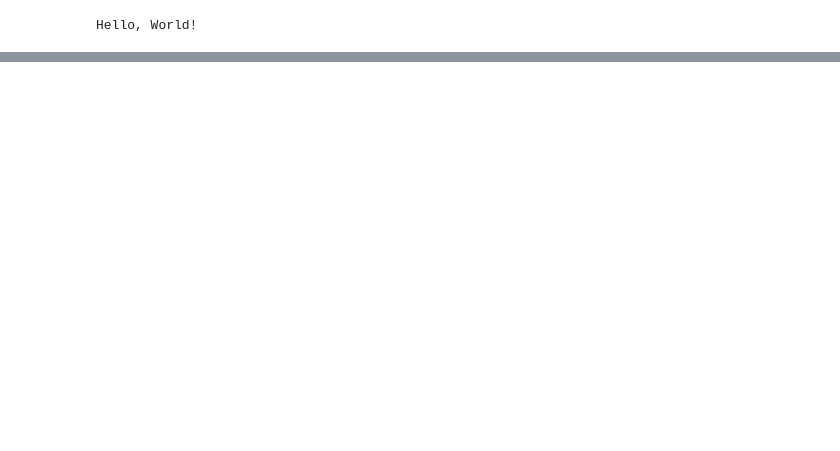
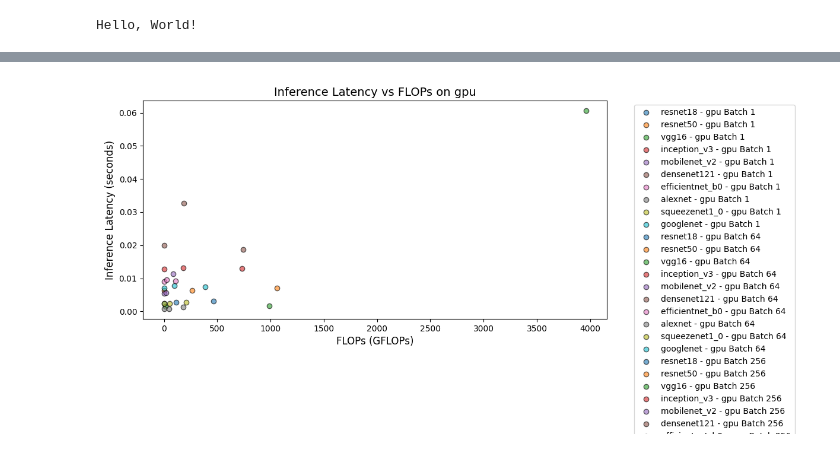
Before and after one commit to sebastianrjay/A-BTestExample, a Jupyter notebook: notebook.ipynb, the cells around one changed output, grey strips where cells are left out. Drawn from its saved outputs; the diff is of its cells as text; code cells hidden in the pictures; blank space fills up the shorter version.

```diff
--- a/notebook.ipynb
+++ b/notebook.ipynb
@@ -59,0 +94,7 @@ tmpfs           6.4G     0  6.4G   0% /sys/firmware
+# %%
+from PIL import Image
+from IPython.display import display
+image = Image.open('part3_gpu_latency_flops.png')
+display(image)
+# %% [output]
+[figure, added]
```
Also changed, not shown: parts of 26 cells of this notebook.
